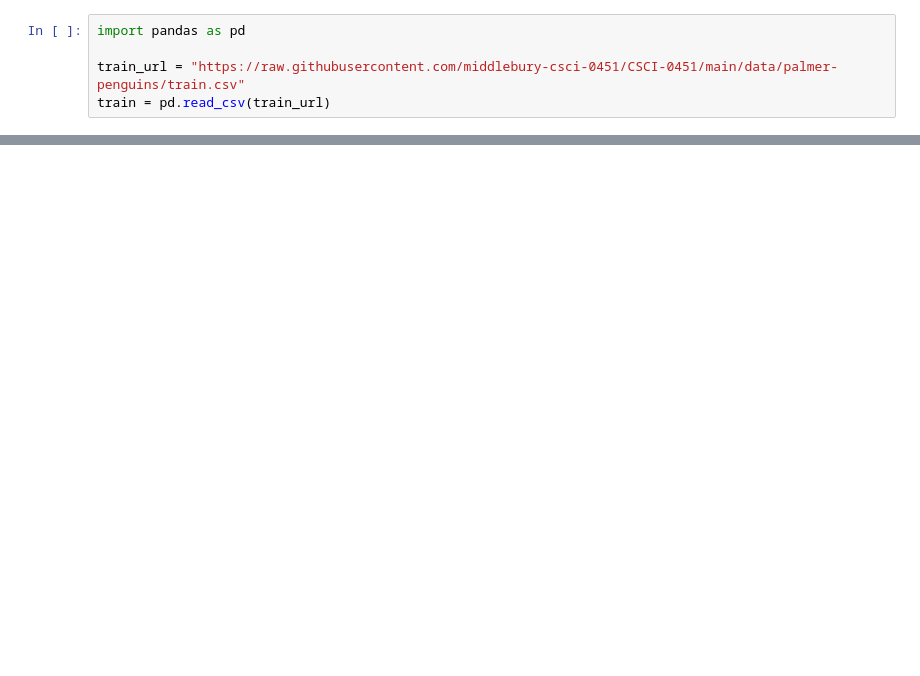
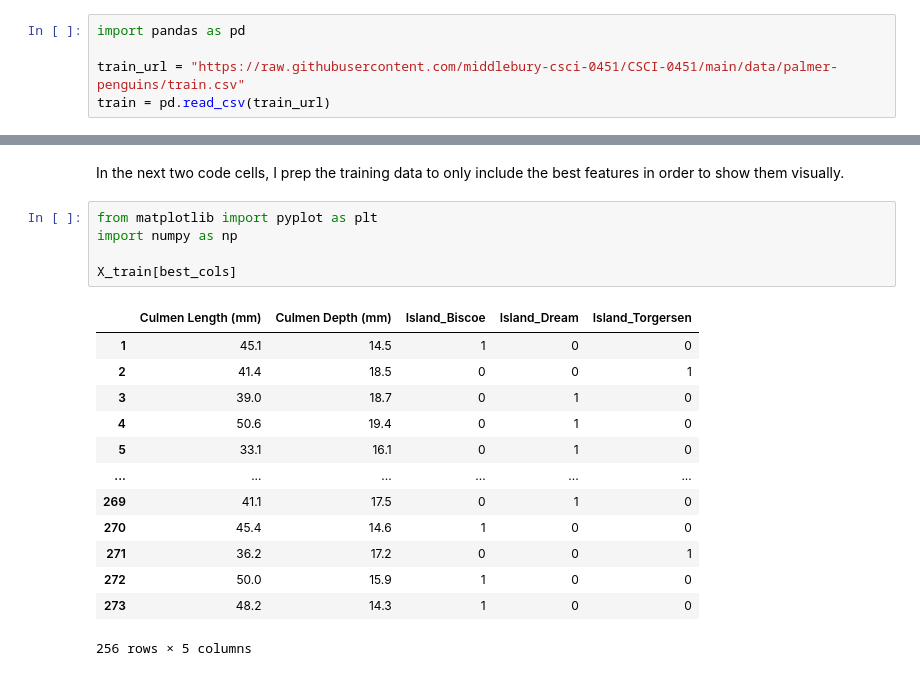
Before and after one commit to dmsmith25/dmsmith25.github.io, a Jupyter notebook: posts/penguins-project/index.ipynb, the cells around one changed output, grey strips where cells are left out. Cells and saved outputs as stored; diff of their text form; blank space fills up the shorter version.

```diff
--- a/posts/penguins-project/index.ipynb
+++ b/posts/penguins-project/index.ipynb
@@ -16,0 +122,21 @@ train.head()
+# %% [markdown]
+In the next two code cells, I prep the training data to only include the best features in order to show them visually.
+# %%
+from matplotlib import pyplot as plt
+import numpy as np
+
+X_train[best_cols]
+# %% [output]
+|  | Culmen Length (mm) | Culmen Depth (mm) | Island_Biscoe | Island_Dream | Island_Torgersen |
+| 1 | 45.1 | 14.5 | 1 | 0 | 0 |
+| 2 | 41.4 | 18.5 | 0 | 0 | 1 |
+| 3 | 39.0 | 18.7 | 0 | 1 | 0 |
+| 4 | 50.6 | 19.4 | 0 | 1 | 0 |
+| 5 | 33.1 | 16.1 | 0 | 1 | 0 |
+| ... | ... | ... | ... | ... | ... |
+| 269 | 41.1 | 17.5 | 0 | 1 | 0 |
+| 270 | 45.4 | 14.6 | 1 | 0 | 0 |
+| 271 | 36.2 | 17.2 | 0 | 0 | 1 |
+| 272 | 50.0 | 15.9 | 1 | 0 | 0 |
+| 273 | 48.2 | 14.3 | 1 | 0 | 0 |
+256 rows × 5 columns
```
Also changed, not shown: parts of 18 cells of this notebook, 7 other files.
